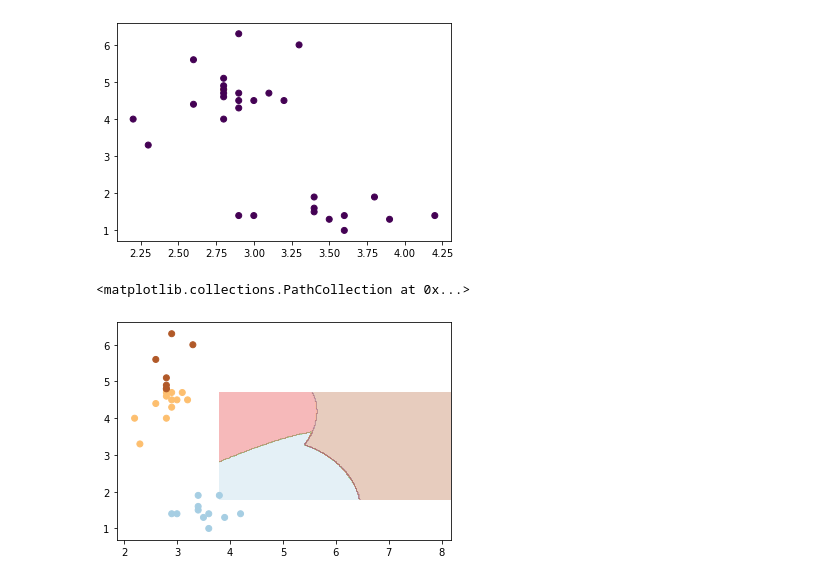
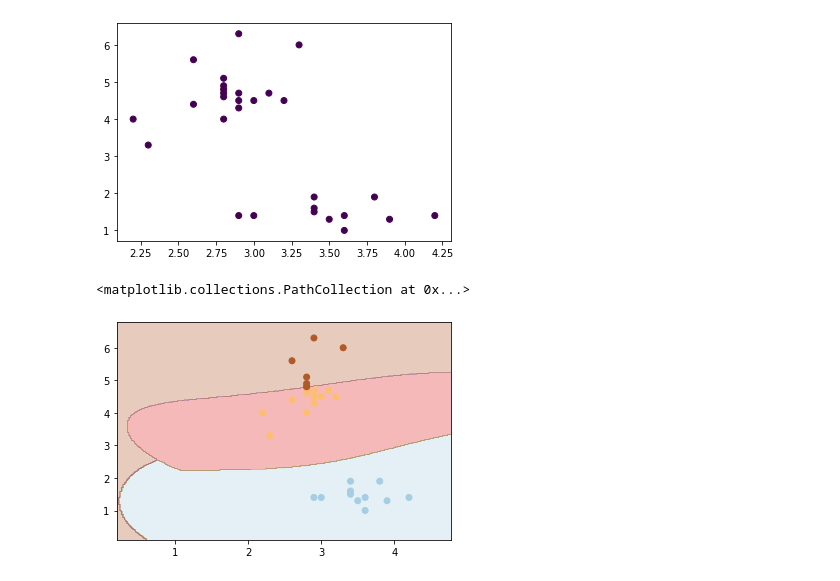
Before and after one commit to Morris2727/python, a Jupyter notebook: 11261.ipynb, the cells around one changed output. Saved outputs shown, nothing was run; the diff lists cells and outputs as text; code cells hidden in the pictures.

```diff
--- a/11261.ipynb
+++ b/11261.ipynb
@@ -75,17 +75,17 @@ plt.scatter(x_test[:,0],x_test[:,1],c = y_predict - y_test)
 <matplotlib.collections.PathCollection at 0x...>
 [figure]
 # %%
-x0 = np.arange(3.8,8.2,0.02)
-y0 = np.arange(1.8,4.7,0.02)
+x0 = np.arange(0.2,4.8,0.02)
+y0 = np.arange(0.1,6.8,0.02)
 
 xm, ym = np.meshgrid(x0, y0)
 P = np.c_[xm.ravel(), ym.ravel()]
 z = model.predict(P)
 
 Z = z.reshape(xm.shape)
 plt.contourf(xm,ym,Z,cmap='Paired',alpha=0.3)
 
 plt.scatter(x_test[:,0], x_test[:,1], cmap='Paired',c=y_predict)
 # %% [output]
 <matplotlib.collections.PathCollection at 0x...>
-[figure, old version]
+[figure, new version]
```
